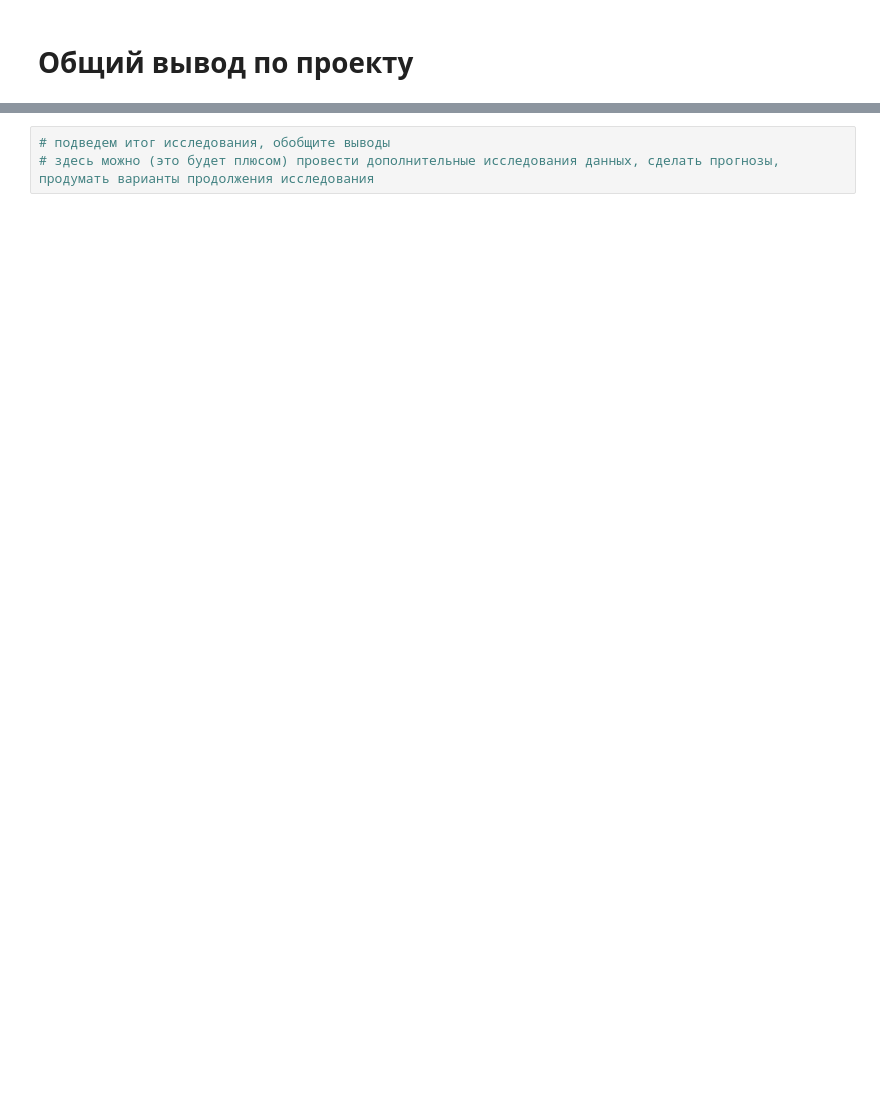
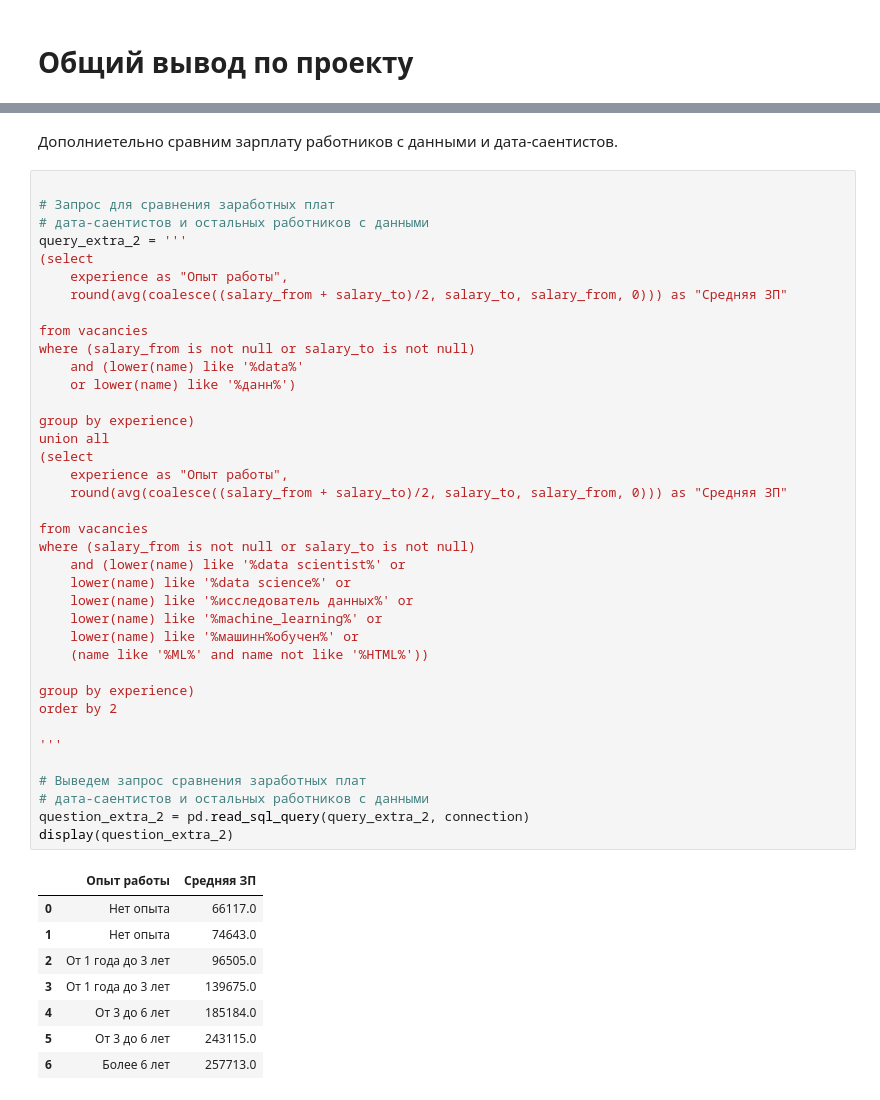
Before and after one commit to Elancinos/SF_DS_COURSE, a Jupyter notebook: Project_2/Project_2_Ноутбук_шаблон.ipynb, the cells around one changed output, grey strips where cells are left out. Cells and saved outputs as stored; diff of their text form; blank space fills up the shorter version.

```diff
--- a/Project_2/Project_2_Ноутбук_шаблон.ipynb
+++ b/Project_2/Project_2_Ноутбук_шаблон.ipynb
@@ -741,3 +785,49 @@ display(question_6_6)
+# %% [markdown]
+Дополниетельно сравним зарплату работников с данными и дата-саентистов.
 # %%
-# подведем итог исследования, обобщите выводы
-# здесь можно (это будет плюсом) провести дополнительные исследования данных, сделать прогнозы, продумать варианты продолжения исследования
+
+# Запрос для сравнения заработных плат
+# дата-саентистов и остальных работников с данными
+query_extra_2 = '''
+(select
+    experience as "Опыт работы",
+    round(avg(coalesce((salary_from + salary_to)/2, salary_to, salary_from, 0))) as "Средняя ЗП"
+
+from vacancies
+where (salary_from is not null or salary_to is not null)
+    and (lower(name) like '%data%'
+    or lower(name) like '%данн%')
+
+group by experience)
+union all
+(select
+    experience as "Опыт работы",
+    round(avg(coalesce((salary_from + salary_to)/2, salary_to, salary_from, 0))) as "Средняя ЗП"
+
+from vacancies
+where (salary_from is not null or salary_to is not null)
+    and (lower(name) like '%data scientist%' or
+    lower(name) like '%data science%' or
+    lower(name) like '%исследователь данных%' or
+    lower(name) like '%machine_learning%' or
+    lower(name) like '%машинн%обучен%' or
+    (name like '%ML%' and name not like '%HTML%'))
+
+group by experience)
+order by 2
+
+'''
+
+# Выведем запрос сравнения заработных плат
+# дата-саентистов и остальных работников с данными
+question_extra_2 = pd.read_sql_query(query_extra_2, connection)
+display(question_extra_2)
+# %% [output]
+|  | Опыт работы | Средняя ЗП |
+| 0 | Нет опыта | 66117.0 |
+| 1 | Нет опыта | 74643.0 |
+| 2 | От 1 года до 3 лет | 96505.0 |
+| 3 | От 1 года до 3 лет | 139675.0 |
+| 4 | От 3 до 6 лет | 185184.0 |
+| 5 | От 3 до 6 лет | 243115.0 |
+| 6 | Более 6 лет | 257713.0 |
```
Also changed, not shown: parts of 16 cells of this notebook, 1 other file.
